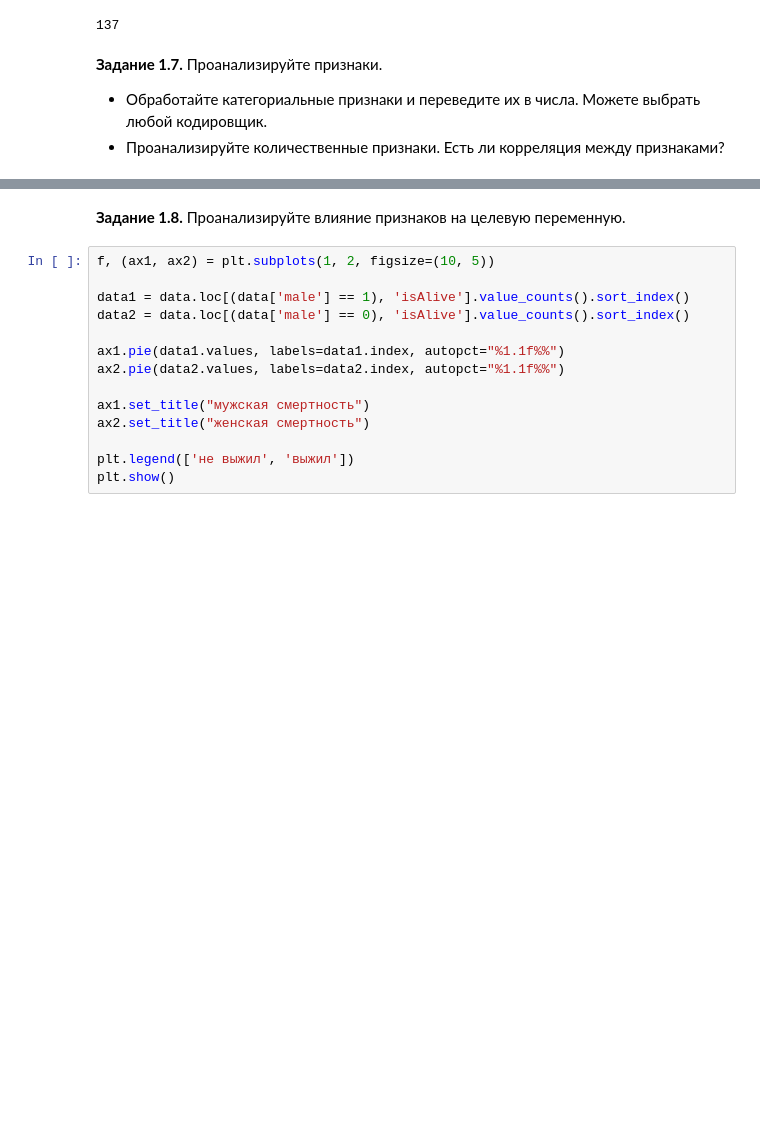
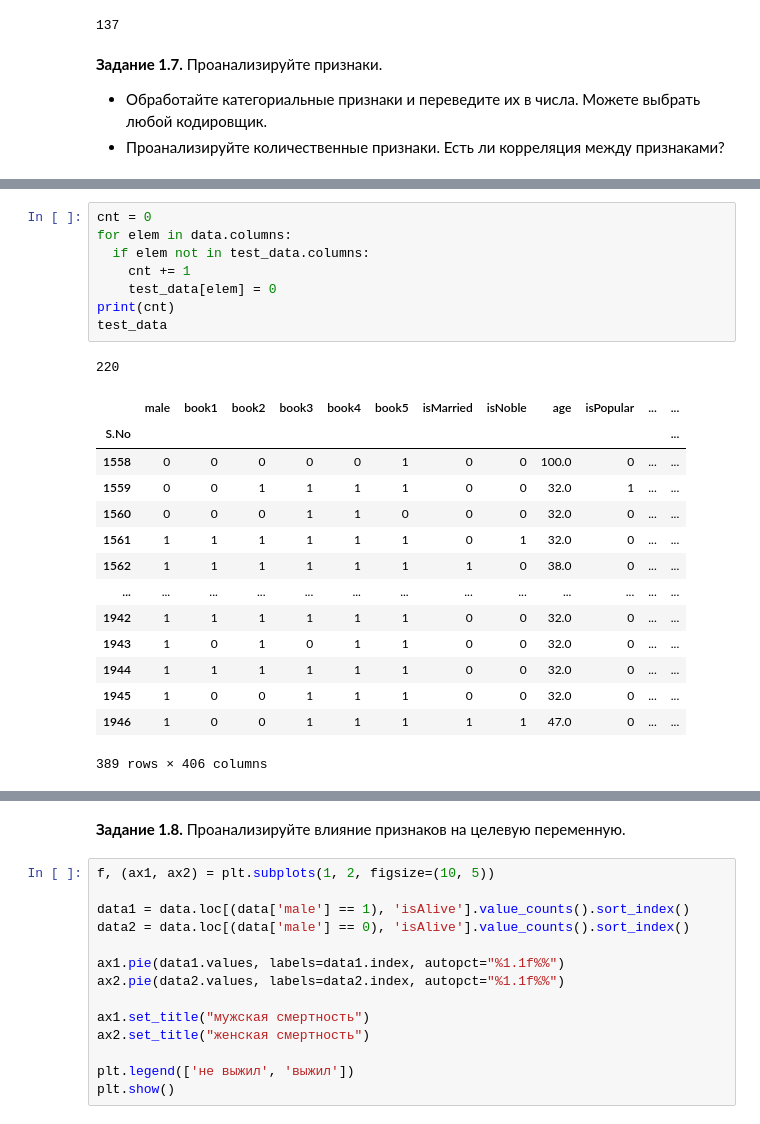
Before and after one commit to MT4BWUA/DL-school-tasks, a Jupyter notebook: week_01_ml_intro/Homework/hw_1_game_of_thrones.ipynb, the cells around one changed output, grey strips where cells are left out. Cells and saved outputs as stored; diff of their text form; blank space fills up the shorter version.

```diff
--- a/week_01_ml_intro/Homework/hw_1_game_of_thrones.ipynb
+++ b/week_01_ml_intro/Homework/hw_1_game_of_thrones.ipynb
@@ -429,0 +496,24 @@ len(test_data.house.value_counts().index)
+# %%
+cnt = 0
+for elem in data.columns:
+  if elem not in test_data.columns:
+    cnt += 1
+    test_data[elem] = 0
+print(cnt)
+test_data
+# %% [output]
+220
+|  | male | book1 | book2 | book3 | book4 | book5 | isMarried | isNoble | age | isPopular | ... | ... |
+| S.No |  |  |  |  |  |  |  |  |  |  |  | ... |
+| 1558 | 0 | 0 | 0 | 0 | 0 | 1 | 0 | 0 | 100.0 | 0 | ... | ... |
+| 1559 | 0 | 0 | 1 | 1 | 1 | 1 | 0 | 0 | 32.0 | 1 | ... | ... |
+| 1560 | 0 | 0 | 0 | 1 | 1 | 0 | 0 | 0 | 32.0 | 0 | ... | ... |
+| 1561 | 1 | 1 | 1 | 1 | 1 | 1 | 0 | 1 | 32.0 | 0 | ... | ... |
+| 1562 | 1 | 1 | 1 | 1 | 1 | 1 | 1 | 0 | 38.0 | 0 | ... | ... |
+| ... | ... | ... | ... | ... | ... | ... | ... | ... | ... | ... | ... | ... |
+| 1942 | 1 | 1 | 1 | 1 | 1 | 1 | 0 | 0 | 32.0 | 0 | ... | ... |
+| 1943 | 1 | 0 | 1 | 0 | 1 | 1 | 0 | 0 | 32.0 | 0 | ... | ... |
+| 1944 | 1 | 1 | 1 | 1 | 1 | 1 | 0 | 0 | 32.0 | 0 | ... | ... |
+| 1945 | 1 | 0 | 0 | 1 | 1 | 1 | 0 | 0 | 32.0 | 0 | ... | ... |
+| 1946 | 1 | 0 | 0 | 1 | 1 | 1 | 1 | 1 | 47.0 | 0 | ... | ... |
+389 rows × 406 columns
```
Also changed, not shown: parts of 27 cells of this notebook.
